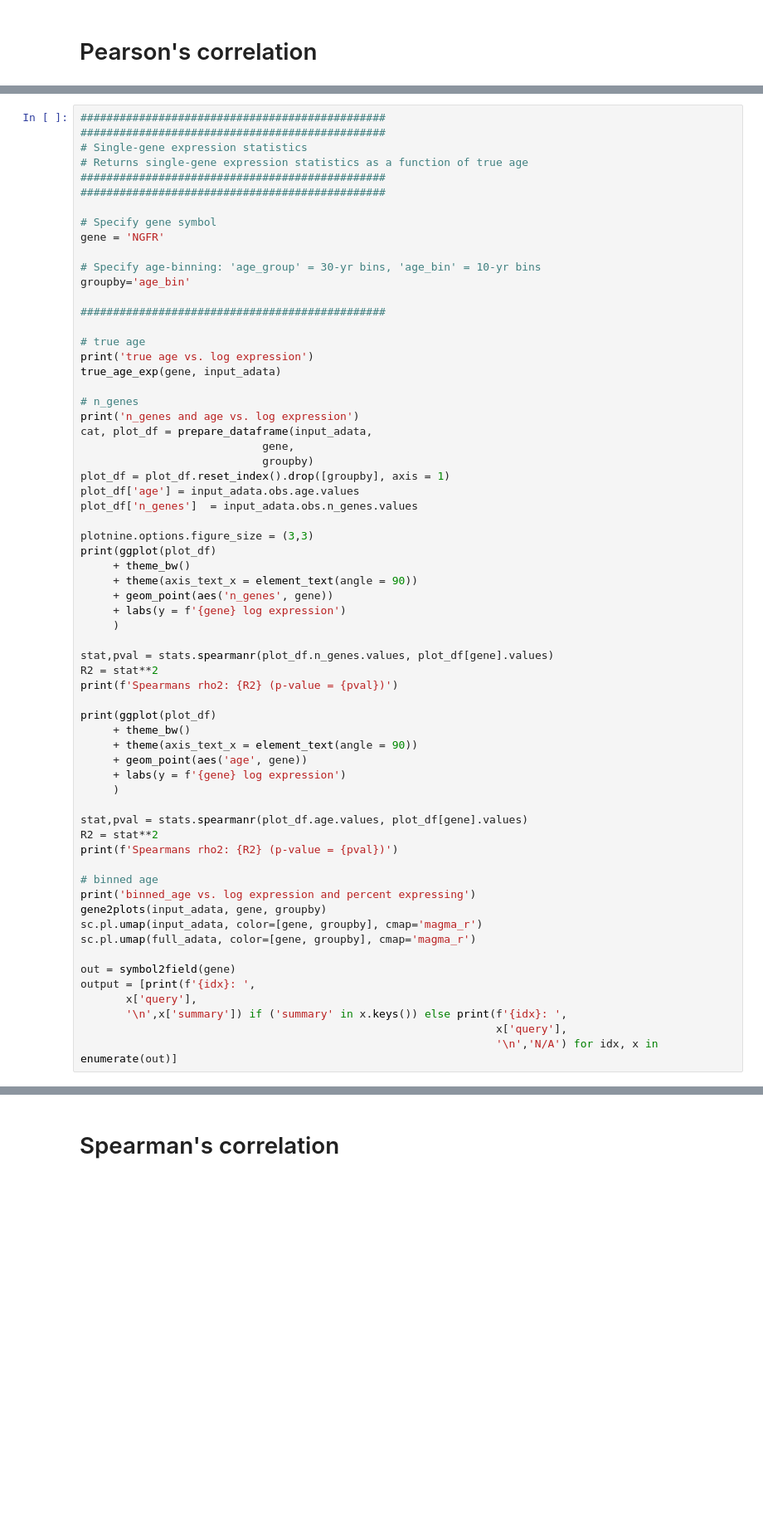
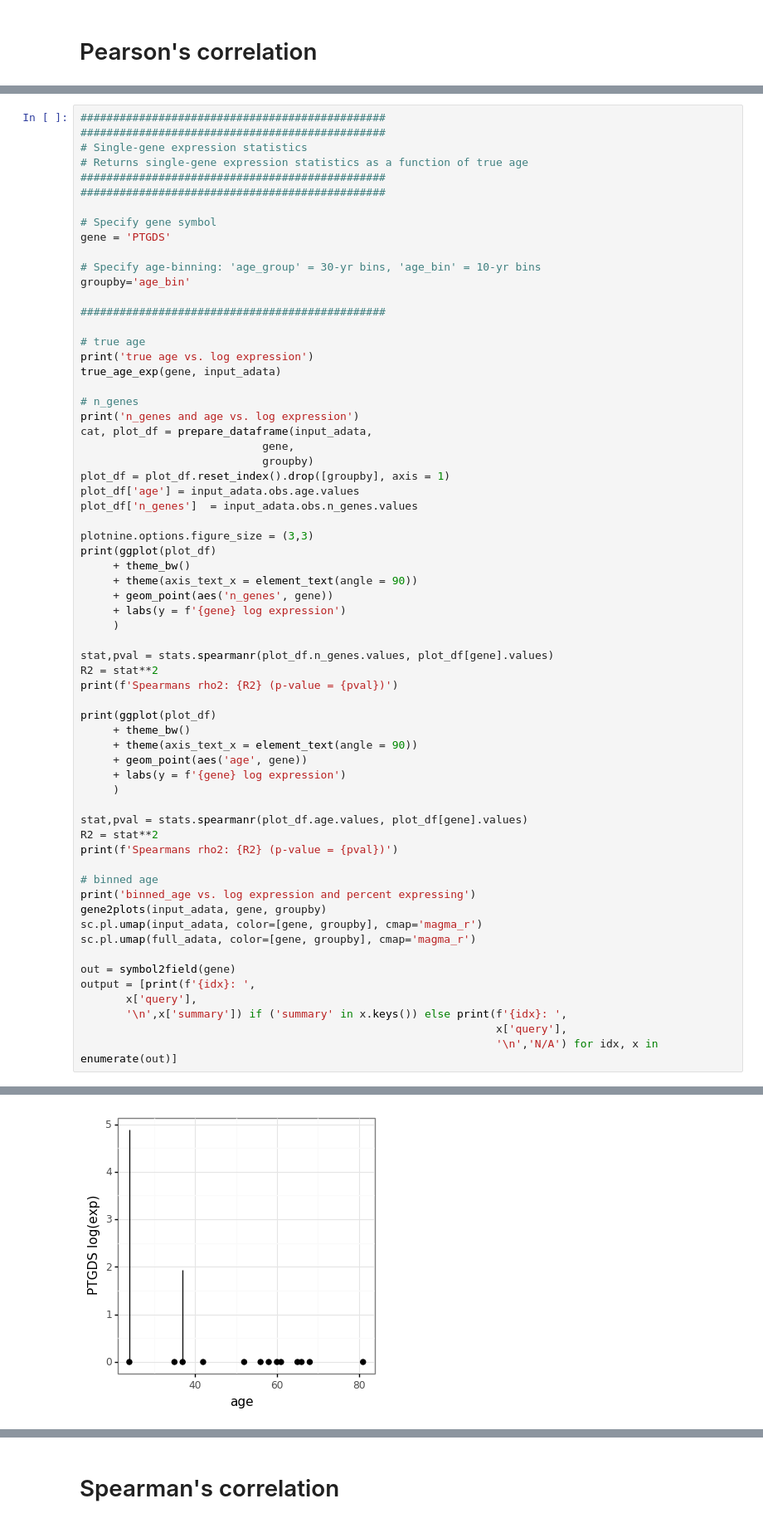
Before and after one commit to czbiohub/darmanis_group_DL_notebook, a Jupyter notebook: DL20190123_mel_aging_correlation_analysis-PUBLIC.ipynb, the cells around one changed output, grey strips where cells are left out. Shown: that part at 83% size. Cells and saved outputs as stored; diff of their text form; blank space fills up the shorter version.

```diff
--- a/DL20190123_mel_aging_correlation_analysis-PUBLIC.ipynb
+++ b/DL20190123_mel_aging_correlation_analysis-PUBLIC.ipynb
@@ -175,7 +175,7 @@ N/A
 ###############################################
 
 # Specify gene symbol
-gene = 'NGFR'
+gene = 'PTGDS'
 
 # Specify age-binning: 'age_group' = 30-yr bins, 'age_bin' = 10-yr bins
 groupby='age_bin'
@@ -230,3 +230,4 @@ output = [print(f'{idx}: ',
        '\n',x['summary']) if ('summary' in x.keys()) else print(f'{idx}: ',
                                                                 x['query'],
                                                                 '\n','N/A') for idx, x in enumerate(out)]
+# %% [output]
@@ -232,0 +235 @@ output = [print(f'{idx}: ',
+[figure, added]
```
Also changed, not shown: parts of 2 cells of this notebook.
